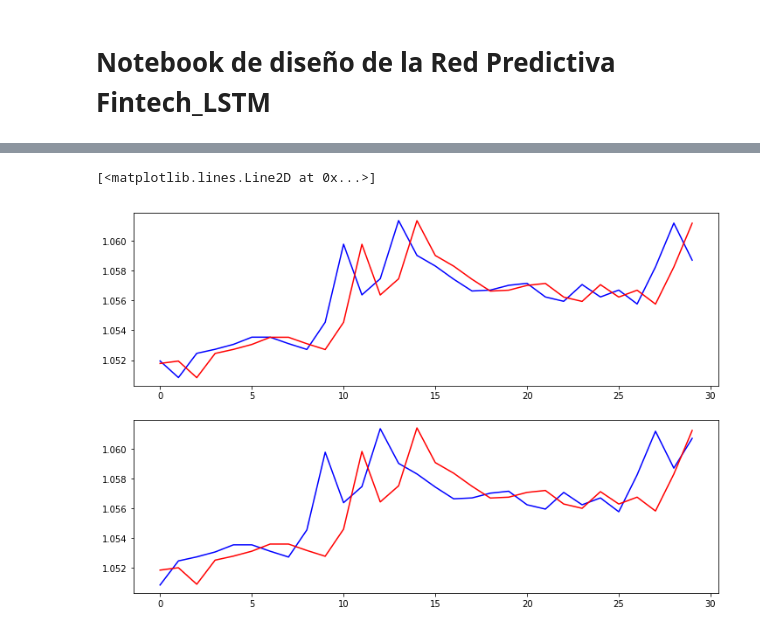
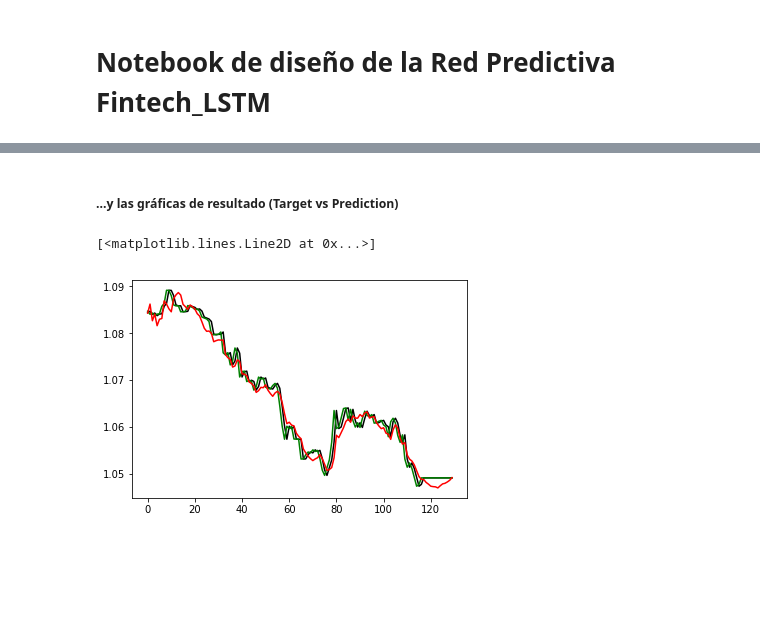
Before and after one commit to raulMrello/MachineLearning_for_Trading, a Jupyter notebook: FinTech_LSTM.ipynb, the cells around one changed output, grey strips where cells are left out. Saved outputs shown, nothing was run; the diff lists cells and outputs as text; code cells hidden in the pictures; blank space fills up the shorter version.

```diff
--- a/FinTech_LSTM.ipynb
+++ b/FinTech_LSTM.ipynb
@@ -424,13 +398,13 @@ sts_df.head()
 # %%
 ####################################################################################
 # PASO 9: Creo los scalers de cada columna seleccionada
-values = sts_df.values
+values = sts_src.values
 values = values.astype('float32')
 scaler = preprocessing.MinMaxScaler(feature_range=(-1, 1))
 values = scaler.fit_transform(values)
 
 # actualizo el dataframe
-sts_scaled = pd.DataFrame(data=values, columns=sts_df.columns, index=sts_df.index)
+sts_scaled = pd.DataFrame(data=values, columns=sts_src.columns, index=sts_src.index)
 sts_values = sts_scaled.values
 sts_scaled.head()
 # %% [output]
@@ -617,7 +599,7 @@ class FitLogger(keras.callbacks.Callback):
 # %%
 ####################################################################################
 # PASO 13: Elije el archivo en el que se guardarán los pesos del modelo entrenado
-file_weights = "model_weights_2910003.hdf5"
+file_weights = "model_weights_3010003.hdf5"
 # %%
 ####################################################################################
 # PASO 14: Crea el modelo de red neuronal
@@ -724,15 +706,13 @@ epoch_count = 0
 # %%
 ####################################################################################
 # PASO 16: Realiza el entrenamiento de la red
-num_epochs = 1
-nb_epoch = 1
+num_epochs = 20
+nb_epoch = 5
 
 try:
   # ejecuta cada 'nb_epoch' hasta un total de 'num_epochs'
   for i in range(0, num_epochs, nb_epoch):
     print('\r\n--------------------\r\nIniciando entrenamiento en epoch=',epoch_count)
-    # ejecuta para cada grupo del walk-forward
-    wf_groups = x_train.shape[0]
     train_x = x_train.reshape(x_train.shape[0], num_in_steps, num_inputs)
     train_y = y_train.reshape(y_train.shape[0], num_out_steps * num_outputs)
     validation_x = x_validation.reshape(x_validation.shape[0], num_in_steps, num_inputs)
@@ -776,10 +773,9 @@ Model Accuracy: 0.00%
 # %%
-import math
-
 x_data = test_x
 y_data = test_y
 
 rmse = list()
+inp,target,pred=list(),list(),list()
 for sample in range(x_data.shape[0]):
     # Realizo predicción del primer conjunto de datos
     x = x_data[sample].reshape(1, num_in_steps, num_inputs)
@@ -795,7 +791,9 @@ for sample in range(x_data.shape[0]):
     # Calculo el error RMSE
     rmse_val = math.sqrt(sk.mean_squared_error(xy_values[0,-(num_outputs * num_out_steps):], xyhat_values[0,-(num_outputs * num_out_steps):], multioutput = 'uniform_average'))
     rmse.append(rmse_val)
-    #print('RMSE: %f' % rmse_val)
+    inp.append(xy_values[0,-(num_outputs * num_out_steps)-1])
+    target.append(xy_values[0,-(num_outputs * num_out_steps)])
+    pred.append(xyhat_values[0,-(num_outputs * num_out_steps)])
 
 plt.plot(np.asarray(rmse))
 plt.legend(['RMSE'])
@@ -849,13 +803,12 @@ plt.plot(np.asarray(forecast_t1).reshape((len(forecast_t1),)),color='r')
+# %% [markdown]
+##### ...y las gráficas de resultado (Target vs Prediction)
 # %%
-# Primero visualizo los datos de entrada: tomo "al menos" los últimos num_in_steps valores de y_data y el objetivo (siguiente)
-i,j=50,80
-plt.figure(figsize=(12,8))
-plt.subplot(2,1,1)
-plt.plot(np.asarray(target_t).reshape((len(target_t),))[i:j],color='b')
-plt.plot(np.asarray(forecast_t).reshape((len(forecast_t),))[i:j],color='r')
-plt.subplot(2,1,2)
-plt.plot(np.asarray(target_t1).reshape((len(target_t1),))[i:j],color='b')
-plt.plot(np.asarray(forecast_t1).reshape((len(forecast_t1),))[i:j],color='r')
+# visualizo los resultados anteriores en un rango dado
+i,j = 70,200
+plt.plot(np.asarray(inp).reshape((len(inp),))[i:j],color='black')
+plt.plot(np.asarray(target).reshape((len(target),))[i:j],color='green')
+plt.plot(np.asarray(pred).reshape((len(pred),))[i:j],color='red')
+plt.legend(['x_test', 'y_target', 'y_predicted'])
 # %% [output]
 [<matplotlib.lines.Line2D at 0x...>]
-[figure, old version]
+[figure, new version]
```
Also changed, not shown: parts of 29 cells of this notebook, 27 other files.
